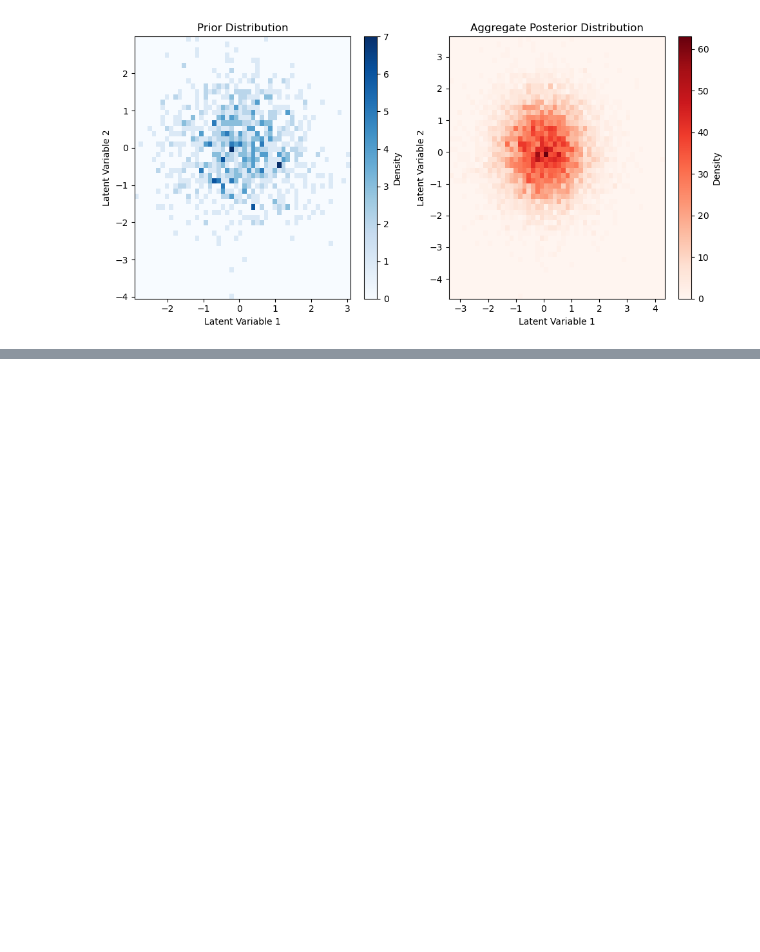
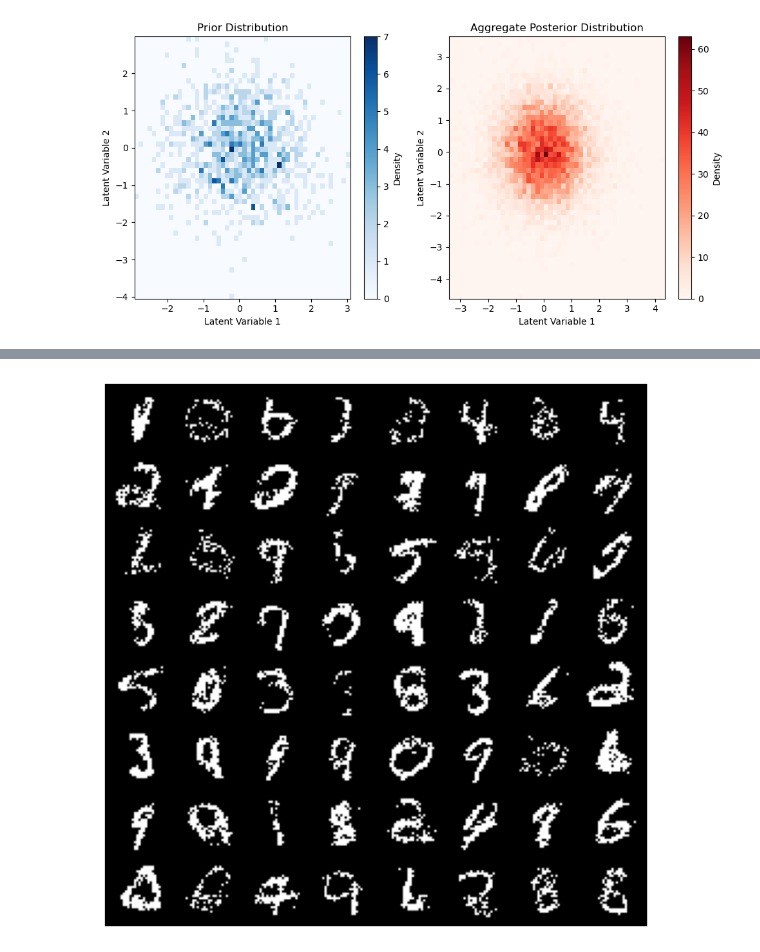
Before and after one commit to meriams/Advanced-ML, a Jupyter notebook: Part_A/Results.ipynb, the cells around one changed output, grey strips where cells are left out. Drawn from its saved outputs; the diff is of its cells as text; code cells hidden in the pictures; blank space fills up the shorter version.

```diff
--- a/Part_A/Results.ipynb
+++ b/Part_A/Results.ipynb
@@ -222,0 +361,14 @@ plt.show()
+# %%
+import matplotlib.pyplot as plt
+from PIL import Image
+
+# Loading the generated samples:
+samples_image = Image.open('samples2.png')
+
+# Display the samples
+plt.figure(figsize=(8, 8))
+plt.imshow(samples_image)
+plt.axis('off')
+plt.show()
+# %% [output]
+[figure, added]
```
Also changed, not shown: parts of 8 cells of this notebook, 4 other files.
